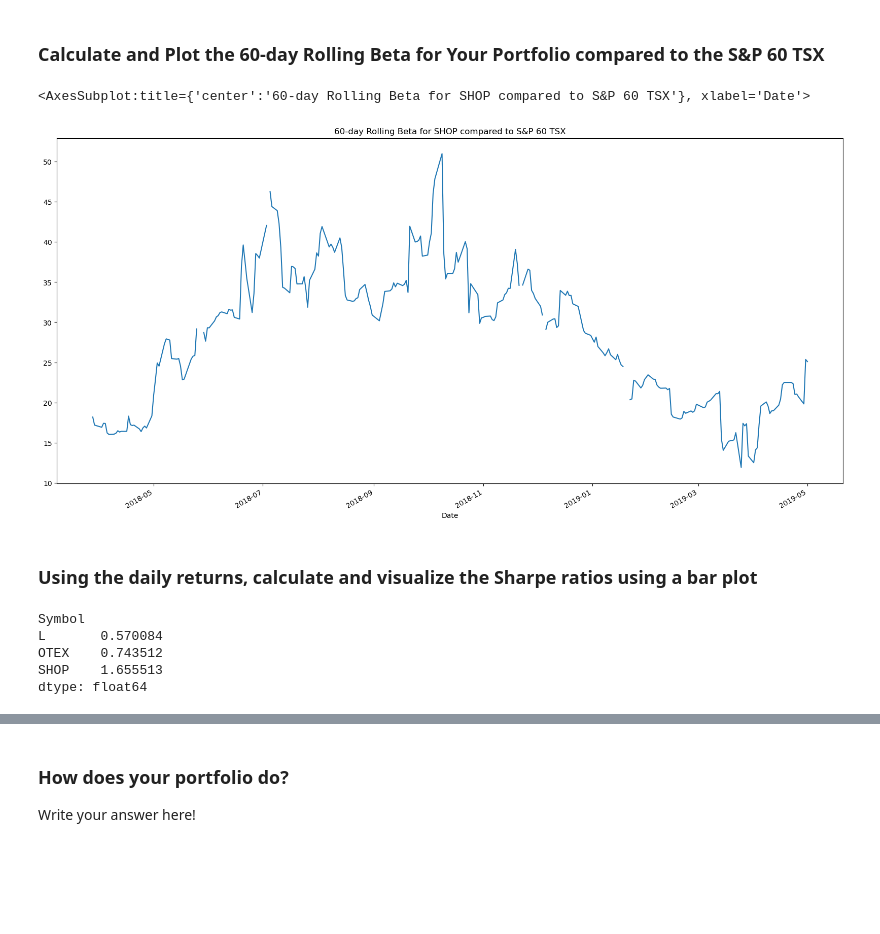
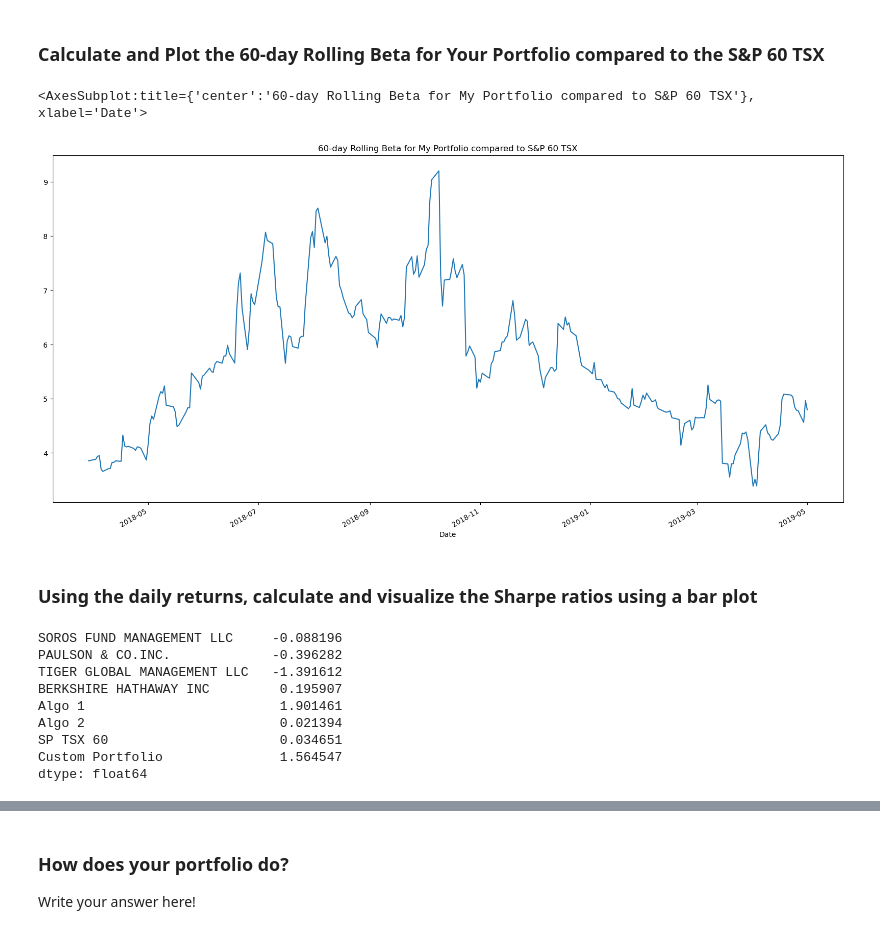
Before and after one commit to MynameisCindy-Chen/Module-4-Assignment, a Jupyter notebook: whale_analysis.ipynb, the cells around one changed output, grey strips where cells are left out. Saved outputs shown, nothing was run; the diff lists cells and outputs as text; code cells hidden in the pictures; blank space fills up the shorter version.

```diff
--- a/whale_analysis.ipynb
+++ b/whale_analysis.ipynb
@@ -589,23 +593,27 @@ sns.heatmap(portfolio_correlation, vmin=0, vmax=1)
 ### Calculate and Plot the 60-day Rolling Beta for Your Portfolio compared to the S&P 60 TSX
 # %%
 # Calculate and plot Beta
-portfolio_covariance = daily_returns['SHOP'].rolling(window=60).cov()
+portfolio_covariance = all_returns['Custom Portfolio'].rolling(window=60).cov()
 portfolio_beta = portfolio_covariance / variance
-portfolio_beta.plot(figsize=(20,10), title="60-day Rolling Beta for SHOP compared to S&P 60 TSX" )
+portfolio_beta.plot(figsize=(20,10), title="60-day Rolling Beta for My Portfolio compared to S&P 60 TSX" )
 # %% [output]
-<AxesSubplot:title={'center':'60-day Rolling Beta for SHOP compared to S&P 60 TSX'}, xlabel='Date'>
+<AxesSubplot:title={'center':'60-day Rolling Beta for My Portfolio compared to S&P 60 TSX'}, xlabel='Date'>
-[figure, old version]
+[figure, new version]
 # %% [markdown]
 ### Using the daily returns, calculate and visualize the Sharpe ratios using a bar plot
 # %%
 # Calculate Annualized Sharpe Ratios
-portfolio_sharpe_ratios = (daily_returns.mean() * 252) / (daily_returns.std() * np.sqrt(252))
+portfolio_sharpe_ratios = (all_returns.mean() * 252) / (all_returns.std() * np.sqrt(252))
 portfolio_sharpe_ratios
 # %% [output]
-Symbol
-L       0.570084
-OTEX    0.743512
-SHOP    1.655513
+SOROS FUND MANAGEMENT LLC     -0.088196
+PAULSON & CO.INC.             -0.396282
+TIGER GLOBAL MANAGEMENT LLC   -1.391612
+BERKSHIRE HATHAWAY INC         0.195907
+Algo 1                         1.901461
+Algo 2                         0.021394
+SP TSX 60                      0.034651
+Custom Portfolio               1.564547
 dtype: float64
 # %%
 # Visualize the sharpe ratios as a bar plot
```
Also changed, not shown: parts of 5 cells of this notebook.
